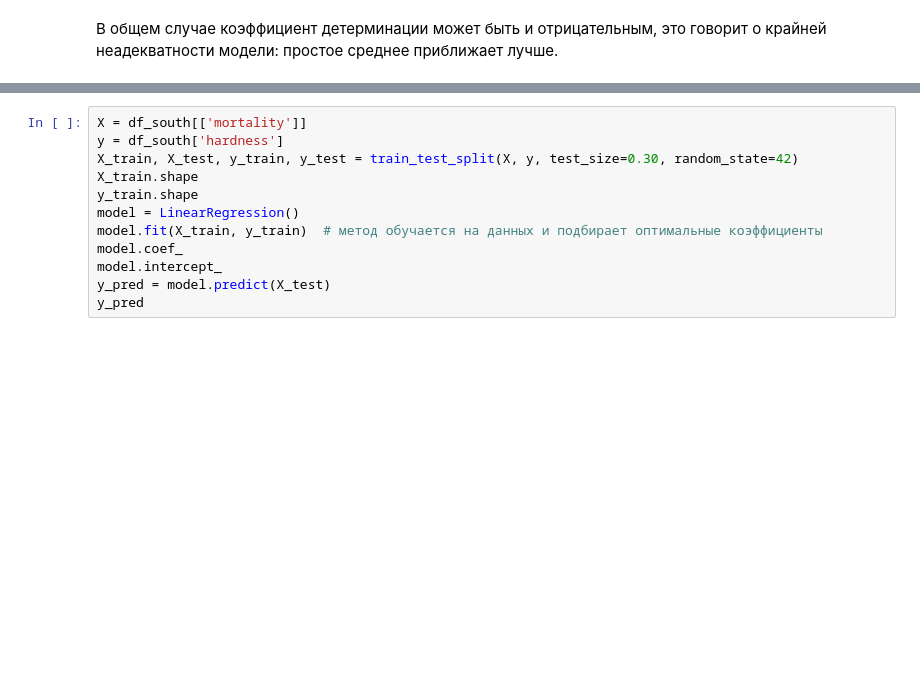
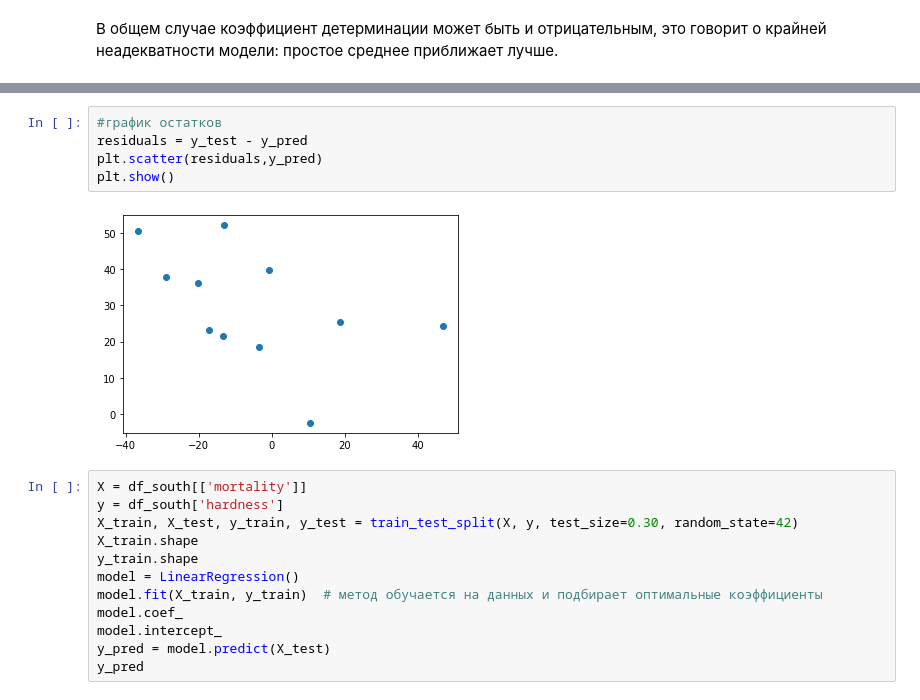
Before and after one commit to dochaauch/Python_for_analisys, a Jupyter notebook: 18_correlation.ipynb, the cells around one changed output, grey strips where cells are left out. Drawn from its saved outputs; the diff is of its cells as text; blank space fills up the shorter version.

```diff
--- a/18_correlation.ipynb
+++ b/18_correlation.ipynb
@@ -241,3 +251,10 @@ plt.plot(X_test, y_pred, c='r')
+# %%
+#график остатков
+residuals = y_test - y_pred
+plt.scatter(residuals,y_pred)
+plt.show()
+# %% [output]
+[figure, added]
 # %%
 X = df_south[['mortality']]
 y = df_south['hardness']
```
Also changed, not shown: parts of 8 cells of this notebook.
